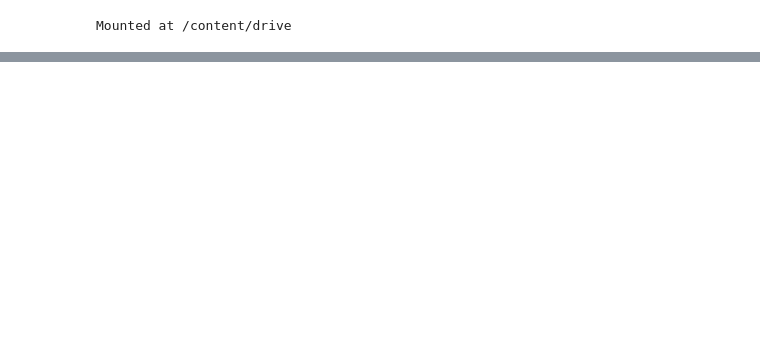
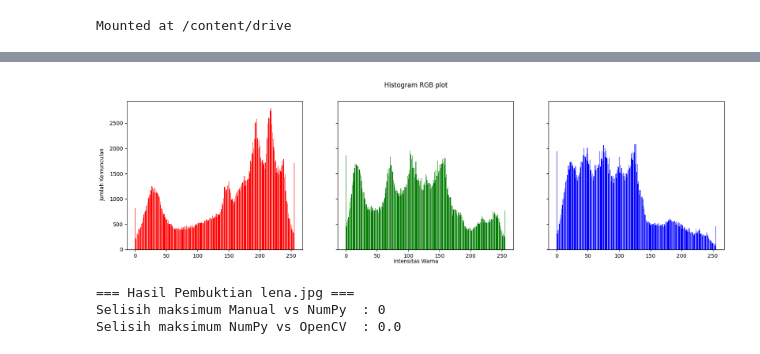
Before and after one commit to muiddd/5thSemester_PCVK, a Jupyter notebook: Week05.ipynb, the cells around one changed output, grey strips where cells are left out. Saved outputs shown, nothing was run; the diff lists cells and outputs as text; code cells hidden in the pictures; blank space fills up the shorter version.

```diff
--- a/Week05.ipynb
+++ b/Week05.ipynb
@@ -52,2 +52,63 @@ TOKEN : d07b779fee4784ed
 Text(0.5, 1.0, '244107020006 - CLAHE clip 1.5')
 [figure]
+# %%
+#membuat histogram image (manual)
+img = cv.imread('/content/drive/MyDrive/PCVK/Images/lena.jpg')
+img = cv.cvtColor(img, cv.COLOR_BGR2RGB)
+
+height, width, depth = np.shape(img)
+names = np.arange(256)
+
+red = [0]*256
+green = [0]*256
+blue = [0]*256
+
+for y in range(0,height) :
+  for x in range(0,width) :
+    red[img[y][x][0]] += 1
+    green[img[y][x][1]] += 1
+    blue[img[y][x][2]] += 1
+
+names = np.arange(256)
+fig, axs = plt.subplots(1, 3, figsize=[20,5], sharex=True, sharey=True)
+fig.suptitle('Histogram RGB plot')
+fig.text(0.09, 0.5, 'Jumlah Kemunculan', va='center', rotation='vertical')
+fig.text(0.5, 0.04, 'Intensitas Warna', ha='center')
+axs[0].bar(names, red, color='red')
+axs[1].bar(names, green, color='green')
+axs[2].bar(names, blue, color='blue')
+plt.show()
+# %% [output]
+[figure, added]
+# %%
+# Load gambar lena.jpg dalam format grayscale agar lebih mudah untuk perbandingan dasar
+img_lena = cv.imread('/content/drive/MyDrive/PCVK/Images/lena.jpg', cv.IMREAD_GRAYSCALE)
+
+# 1. Cara Manual (Looping tiap piksel)
+hist_manual = np.zeros(256, dtype=int)
+for y in range(img_lena.shape[0]):
+    for x in range(img_lena.shape[1]):
+        hist_manual[img_lena[y, x]] += 1
+
+# 2. Cara NumPy
+# flatten() digunakan untuk mengubah array 2D menjadi 1D agar bisa dihitung histogramnya
+hist_np, _ = np.histogram(img_lena.flatten(), bins=256, range=[0, 256])
+
+# 3. Cara OpenCV
+# calcHist mengembalikan array 2D (tipe float32), jadi harus di-flatten() agar ukurannya sejajar (1D)
+hist_cv = cv.calcHist([img_lena], [0], None, [256], [0, 256])
+hist_cv = hist_cv.flatten()
+
+# --- PEMBUKTIAN ---
+# np.abs() untuk mempositifkan nilai minus (nilai absolut)
+# np.max() untuk mencari angka selisih terbesar dari 256 elemen
+diff_manual_np = np.max(np.abs(hist_manual - hist_np))
+diff_np_cv = np.max(np.abs(hist_np - hist_cv))
+
+print("=== Hasil Pembuktian lena.jpg ===")
+print(f"Selisih maksimum Manual vs NumPy  : {diff_manual_np}")
+print(f"Selisih maksimum NumPy vs OpenCV  : {diff_np_cv}")
+# %% [output]
+=== Hasil Pembuktian lena.jpg ===
+Selisih maksimum Manual vs NumPy  : 0
+Selisih maksimum NumPy vs OpenCV  : 0.0
```
Also changed, not shown: parts of 1 cell of this notebook.
